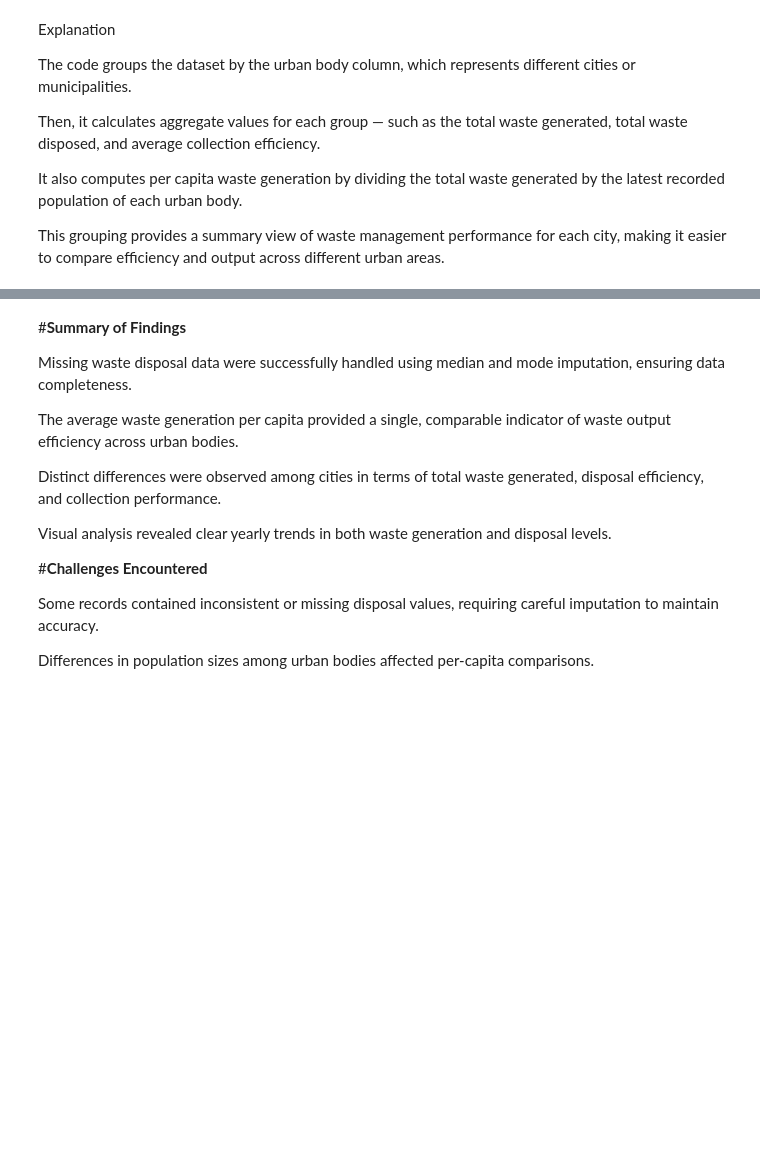
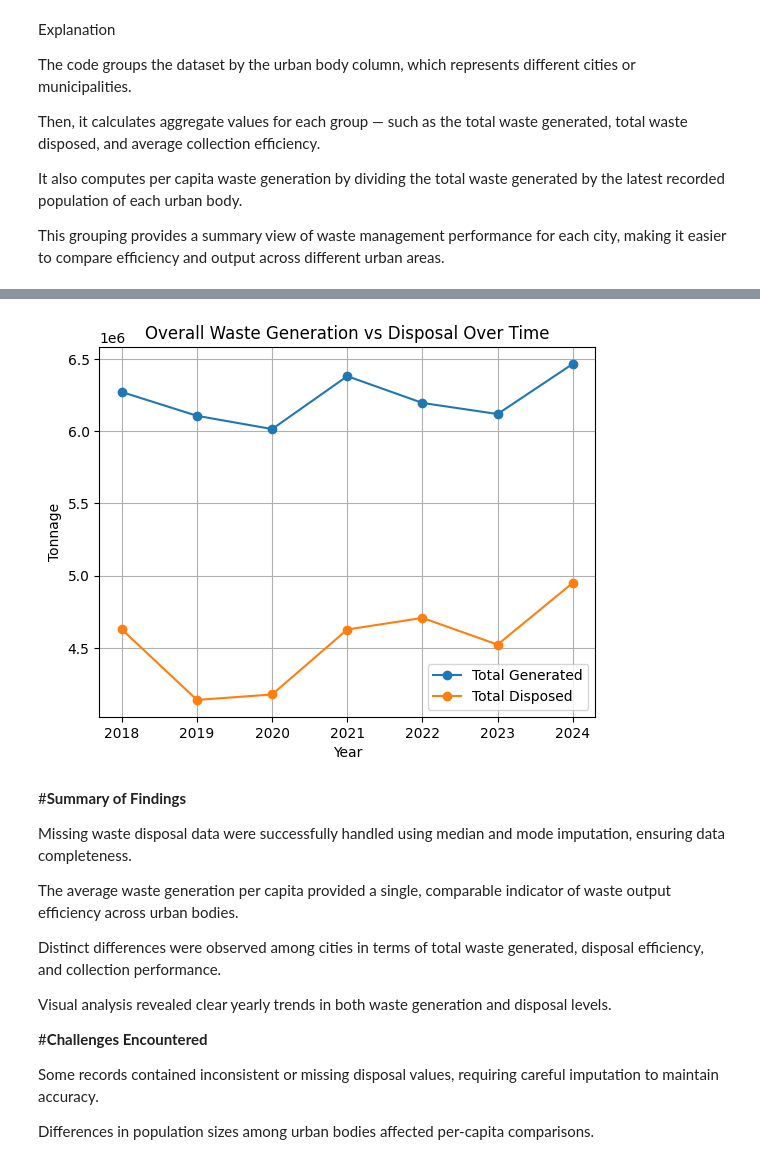
Before and after one commit to sahasthhr/git-workshop-2025, a Jupyter notebook: 160124737026_CBIT_IT_1_EDAV_2025_CEP_39_Analyze_urban_municipal_waste_generation_and_disposal_practices_.ipynb, the cells around one changed output, grey strips where cells are left out. Drawn from its saved outputs; the diff is of its cells as text; code cells hidden in the pictures; blank space fills up the shorter version.

```diff
--- a/160124737026_CBIT_IT_1_EDAV_2025_CEP_39_Analyze_urban_municipal_waste_generation_and_disposal_practices_.ipynb
+++ b/160124737026_CBIT_IT_1_EDAV_2025_CEP_39_Analyze_urban_municipal_waste_generation_and_disposal_practices_.ipynb
@@ -194,3 +198,49 @@ This grouping provides a summary view of waste management performance for each c
+# %%
+import pandas as pd
+import matplotlib.pyplot as plt
+
+# Load dataset
+CSV_PATH = '/content/urban_waste_data.csv'
+df = pd.read_csv(CSV_PATH)
+
+# Q5: Trend visualization
+SPLIT_BY_URBAN_BODY = False  # change to True to see each city separately
+
+# 1) Overall totals by year
+yearly = df.groupby('year', as_index=False).agg(
+    total_generated=('total_waste_generated', 'sum'),
+    total_disposed=('waste_disposed', 'sum')
+)
+
+# Plot overall trends
+plt.figure()
+plt.plot(yearly['year'], yearly['total_generated'], marker='o', label='Total Generated')
+plt.plot(yearly['year'], yearly['total_disposed'], marker='o', label='Total Disposed')
+plt.title('Overall Waste Generation vs Disposal Over Time')
+plt.xlabel('Year')
+plt.ylabel('Tonnage')
+plt.legend()
+plt.grid(True)
+plt.show()
+
+# 2) Optional: per-urban-body plots
+if SPLIT_BY_URBAN_BODY:
+    yearly_city = df.groupby(['urban_body','year'], as_index=False).agg(
+        total_generated=('total_waste_generated', 'sum'),
+        total_disposed=('waste_disposed', 'sum')
+    )
+    for metric in ['total_generated', 'total_disposed']:
+        plt.figure()
+        for city, grp in yearly_city.groupby('urban_body'):
+            plt.plot(grp['year'], grp[metric], marker='o', label=city)
+        plt.title(f'{metric.replace("_", " ").title()} by Urban Body Over Time')
+        plt.xlabel('Year')
+        plt.ylabel('Tonnage')
+        plt.legend()
+        plt.grid(True)
+        plt.show()
+# %% [output]
+[figure, added]
 # %% [markdown]
 #**Summary of Findings**
 
```
Also changed, not shown: parts of 10 cells of this notebook.
